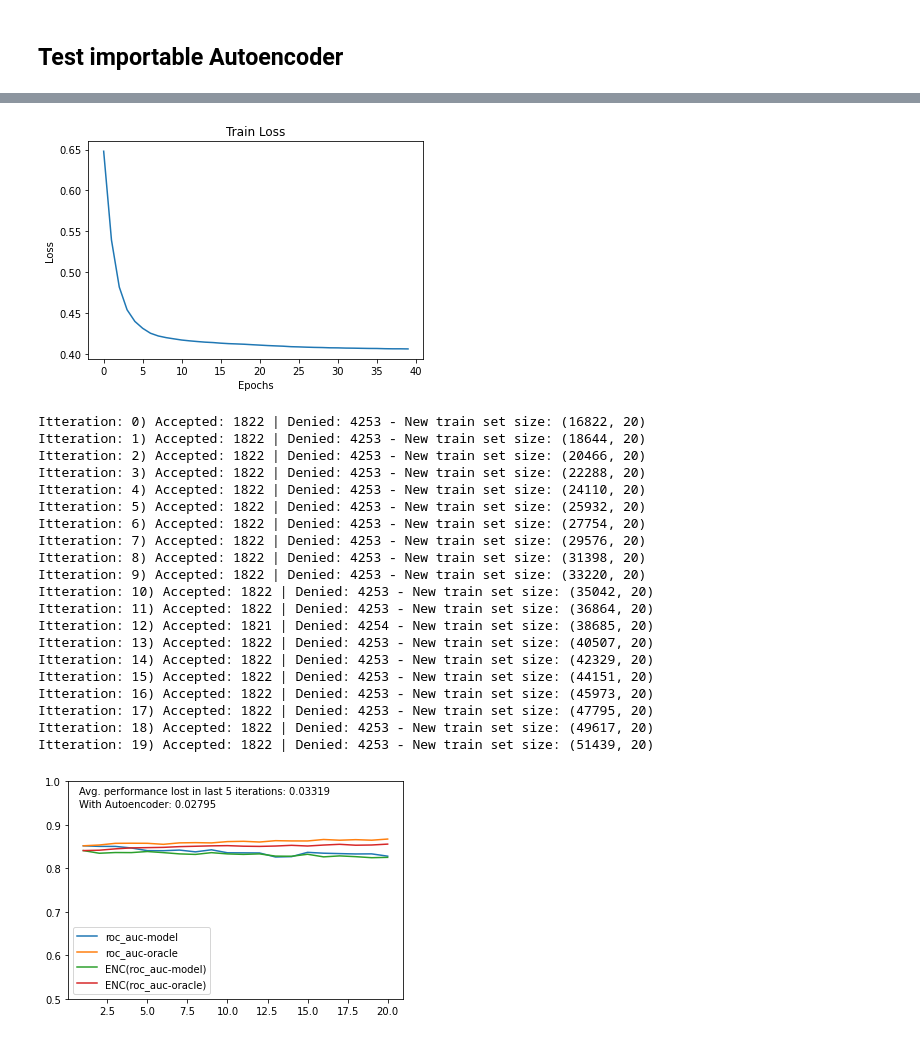
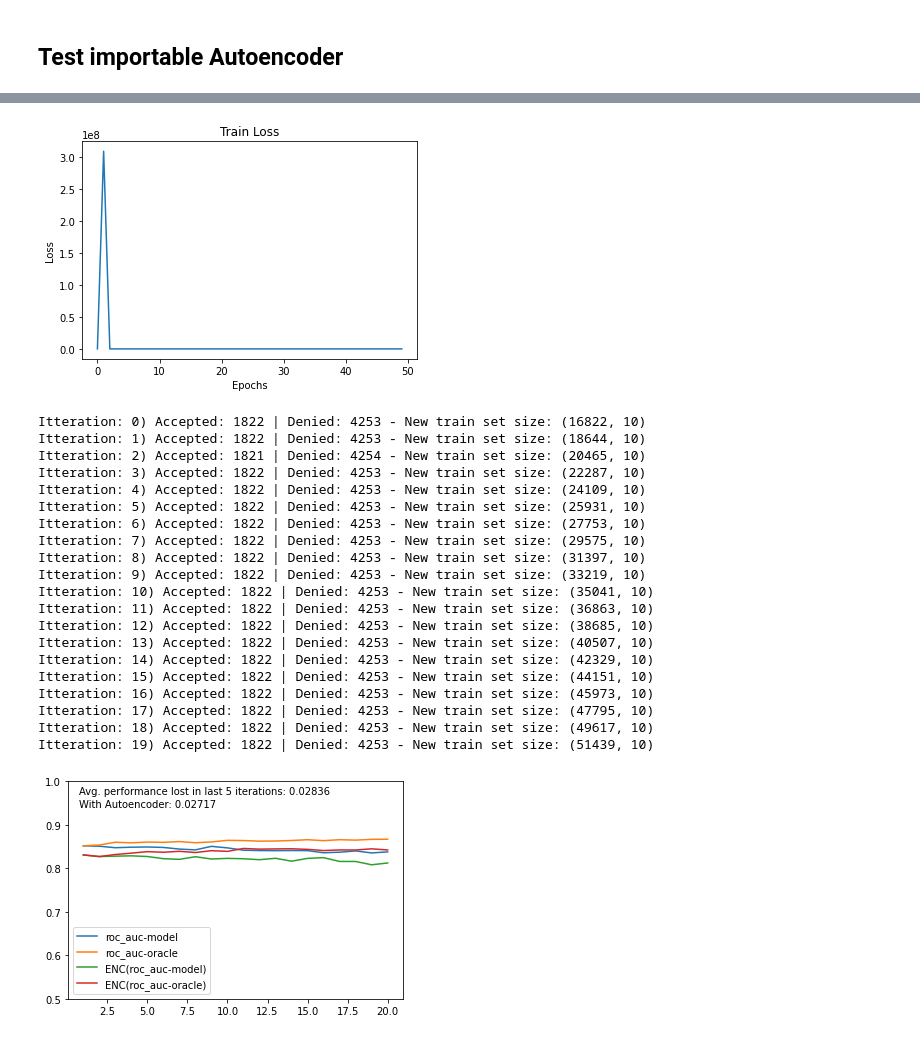
Before and after one commit to lukasvoege/reject-infer-autoencoder, a Jupyter notebook: notebooks/playground.ipynb, the cells around one changed output, grey strips where cells are left out. Cells and saved outputs as stored; diff of their text form; code cells hidden in the pictures.

```diff
--- a/notebooks/playground.ipynb
+++ b/notebooks/playground.ipynb
@@ -121,20 +132,22 @@ importlib.reload(aenc)
 # %%
-BATCH_SIZE = 300
-EPOCHS = 40
+BATCH_SIZE = 200
+EPOCHS = 50
+LR = 1e-3
 
 dataset = aenc.CreditscoringDataset("gmsc.csv")      # load and prepare Dataset to Tensor
 data_loader = aenc.DataLoader(                       # create Dataloader for batching
     dataset,
     batch_size=BATCH_SIZE,
-    shuffle=True
+    shuffle=True,
+    drop_last=True
 )
 
-shape = [dataset.x.shape[1], 35, 20, 35, dataset.x.shape[1]]  # define shape of Autoencoder
+shape = [dataset.x.shape[1], 35, 10, 35, dataset.x.shape[1]]  # define shape of Autoencoder
 net = aenc.Autoencoder(shape)
 print(net)
 net.to("cpu")
 
-train_loss = aenc.train(net, data_loader, EPOCHS)
+train_loss = aenc.train(net, data_loader, EPOCHS, LR)
 
 plt.figure()
 plt.plot(train_loss)
@@ -163,4 +176,4 @@ Epoch 40 of 40, Train Loss: 0.406
-[figure, old version]
+[figure, new version]
 # %%
 n_years = 20
 
@@ -186,24 +199,24 @@ plt.legend()
 plt.ylim([0.5, 1.0])
 plt.show()
 # %% [output]
-Itteration: 0) Accepted: 1822 | Denied: 4253 - New train set size: (16822, 20)
-Itteration: 1) Accepted: 1822 | Denied: 4253 - New train set size: (18644, 20)
-Itteration: 2) Accepted: 1822 | Denied: 4253 - New train set size: (20466, 20)
-Itteration: 3) Accepted: 1822 | Denied: 4253 - New train set size: (22288, 20)
-Itteration: 4) Accepted: 1822 | Denied: 4253 - New train set size: (24110, 20)
-Itteration: 5) Accepted: 1822 | Denied: 4253 - New train set size: (25932, 20)
-Itteration: 6) Accepted: 1822 | Denied: 4253 - New train set size: (27754, 20)
-Itteration: 7) Accepted: 1822 | Denied: 4253 - New train set size: (29576, 20)
-Itteration: 8) Accepted: 1822 | Denied: 4253 - New train set size: (31398, 20)
-Itteration: 9) Accepted: 1822 | Denied: 4253 - New train set size: (33220, 20)
-Itteration: 10) Accepted: 1822 | Denied: 4253 - New train set size: (35042, 20)
-Itteration: 11) Accepted: 1822 | Denied: 4253 - New train set size: (36864, 20)
-Itteration: 12) Accepted: 1821 | Denied: 4254 - New train set size: (38685, 20)
-Itteration: 13) Accepted: 1822 | Denied: 4253 - New train set size: (40507, 20)
-Itteration: 14) Accepted: 1822 | Denied: 4253 - New train set size: (42329, 20)
-Itteration: 15) Accepted: 1822 | Denied: 4253 - New train set size: (44151, 20)
-Itteration: 16) Accepted: 1822 | Denied: 4253 - New train set size: (45973, 20)
-Itteration: 17) Accepted: 1822 | Denied: 4253 - New train set size: (47795, 20)
-Itteration: 18) Accepted: 1822 | Denied: 4253 - New train set size: (49617, 20)
-Itteration: 19) Accepted: 1822 | Denied: 4253 - New train set size: (51439, 20)
+Itteration: 0) Accepted: 1822 | Denied: 4253 - New train set size: (16822, 10)
+Itteration: 1) Accepted: 1822 | Denied: 4253 - New train set size: (18644, 10)
+Itteration: 2) Accepted: 1821 | Denied: 4254 - New train set size: (20465, 10)
+Itteration: 3) Accepted: 1822 | Denied: 4253 - New train set size: (22287, 10)
+Itteration: 4) Accepted: 1822 | Denied: 4253 - New train set size: (24109, 10)
+Itteration: 5) Accepted: 1822 | Denied: 4253 - New train set size: (25931, 10)
+Itteration: 6) Accepted: 1822 | Denied: 4253 - New train set size: (27753, 10)
+Itteration: 7) Accepted: 1822 | Denied: 4253 - New train set size: (29575, 10)
+Itteration: 8) Accepted: 1822 | Denied: 4253 - New train set size: (31397, 10)
+Itteration: 9) Accepted: 1822 | Denied: 4253 - New train set size: (33219, 10)
+Itteration: 10) Accepted: 1822 | Denied: 4253 - New train set size: (35041, 10)
+Itteration: 11) Accepted: 1822 | Denied: 4253 - New train set size: (36863, 10)
+Itteration: 12) Accepted: 1822 | Denied: 4253 - New train set size: (38685, 10)
+Itteration: 13) Accepted: 1822 | Denied: 4253 - New train set size: (40507, 10)
+Itteration: 14) Accepted: 1822 | Denied: 4253 - New train set size: (42329, 10)
+Itteration: 15) Accepted: 1822 | Denied: 4253 - New train set size: (44151, 10)
+Itteration: 16) Accepted: 1822 | Denied: 4253 - New train set size: (45973, 10)
+Itteration: 17) Accepted: 1822 | Denied: 4253 - New train set size: (47795, 10)
+Itteration: 18) Accepted: 1822 | Denied: 4253 - New train set size: (49617, 10)
+Itteration: 19) Accepted: 1822 | Denied: 4253 - New train set size: (51439, 10)
-[figure, old version]
+[figure, new version]
```
Also changed, not shown: parts of 11 cells of this notebook, 1 other file.
